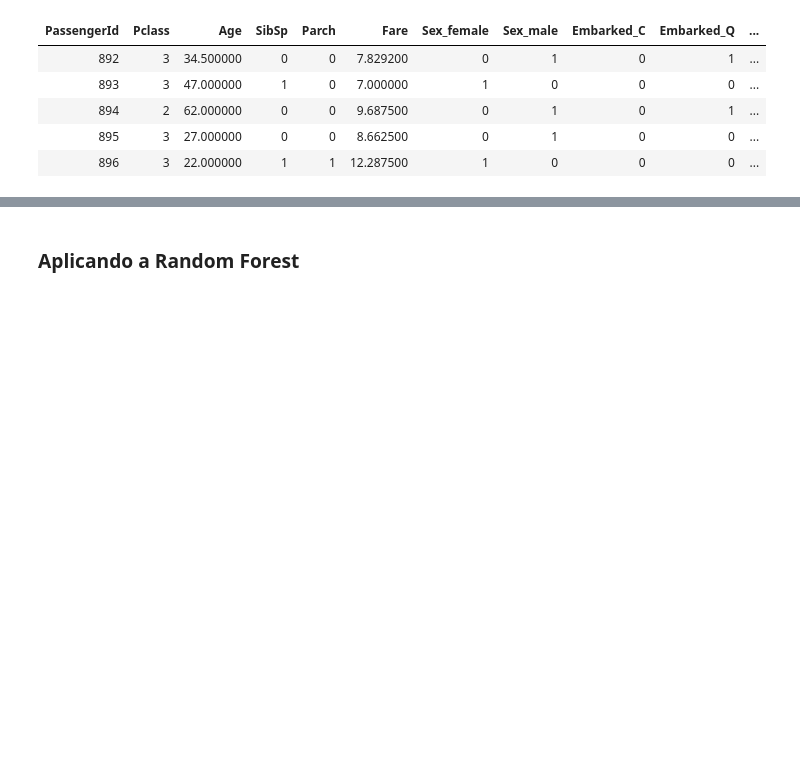
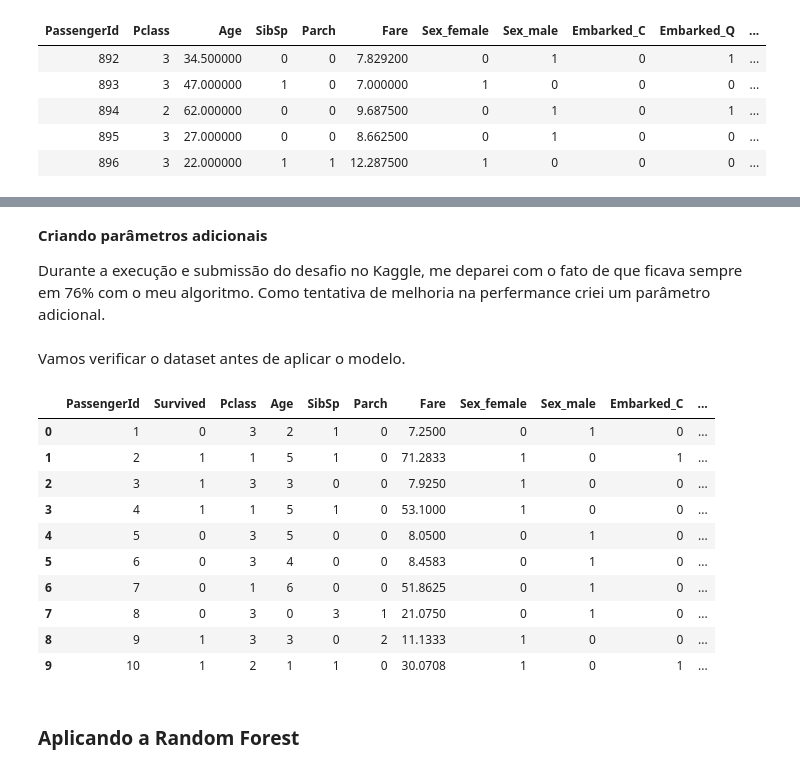
Before and after one commit to vvalcristina/titanic, a Jupyter notebook: Titanic.ipynb, the cells around one changed output, grey strips where cells are left out. Drawn from its saved outputs; the diff is of its cells as text; code cells hidden in the pictures; blank space fills up the shorter version.

```diff
--- a/Titanic.ipynb
+++ b/Titanic.ipynb
@@ -374,0 +415,4 @@ test_dummies.head().style.hide_index()
+# %% [markdown]
+**Criando parâmetros adicionais**
+
+Durante a execução e submissão do desafio no Kaggle, me deparei com o fato de que ficava sempre em 76% com o meu algoritmo. Como tentativa de melhoria na perfermance criei um parâmetro adicional.
@@ -375,3 +423,19 @@ test_dummies.head().style.hide_index()
+# %% [markdown]
+Vamos verificar o dataset antes de aplicar o modelo.
+# %%
+train_dummies.head(10)
+# %% [output]
+|  | PassengerId | Survived | Pclass | Age | SibSp | Parch | Fare | Sex_female | Sex_male | Embarked_C | ... |
+| 0 | 1 | 0 | 3 | 2 | 1 | 0 | 7.2500 | 0 | 1 | 0 | ... |
+| 1 | 2 | 1 | 1 | 5 | 1 | 0 | 71.2833 | 1 | 0 | 1 | ... |
+| 2 | 3 | 1 | 3 | 3 | 0 | 0 | 7.9250 | 1 | 0 | 0 | ... |
+| 3 | 4 | 1 | 1 | 5 | 1 | 0 | 53.1000 | 1 | 0 | 0 | ... |
+| 4 | 5 | 0 | 3 | 5 | 0 | 0 | 8.0500 | 0 | 1 | 0 | ... |
+| 5 | 6 | 0 | 3 | 4 | 0 | 0 | 8.4583 | 0 | 1 | 0 | ... |
+| 6 | 7 | 0 | 1 | 6 | 0 | 0 | 51.8625 | 0 | 1 | 0 | ... |
+| 7 | 8 | 0 | 3 | 0 | 3 | 1 | 21.0750 | 0 | 1 | 0 | ... |
+| 8 | 9 | 1 | 3 | 3 | 0 | 2 | 11.1333 | 1 | 0 | 0 | ... |
+| 9 | 10 | 1 | 2 | 1 | 1 | 0 | 30.0708 | 1 | 0 | 1 | ... |
 # %% [markdown]
 ### Aplicando a Random Forest
 # %% [markdown]
```
Also changed, not shown: parts of 21 cells of this notebook, 1 other file.
